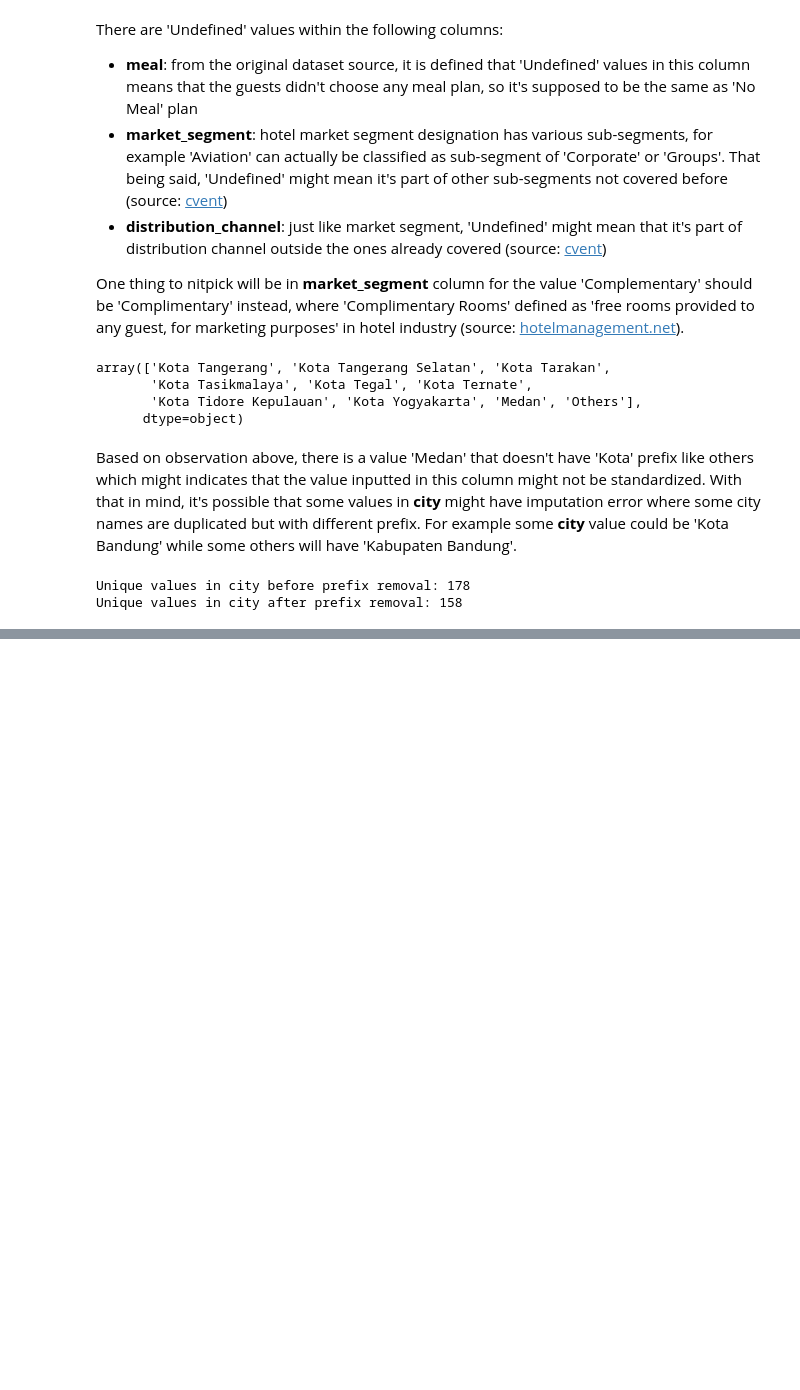
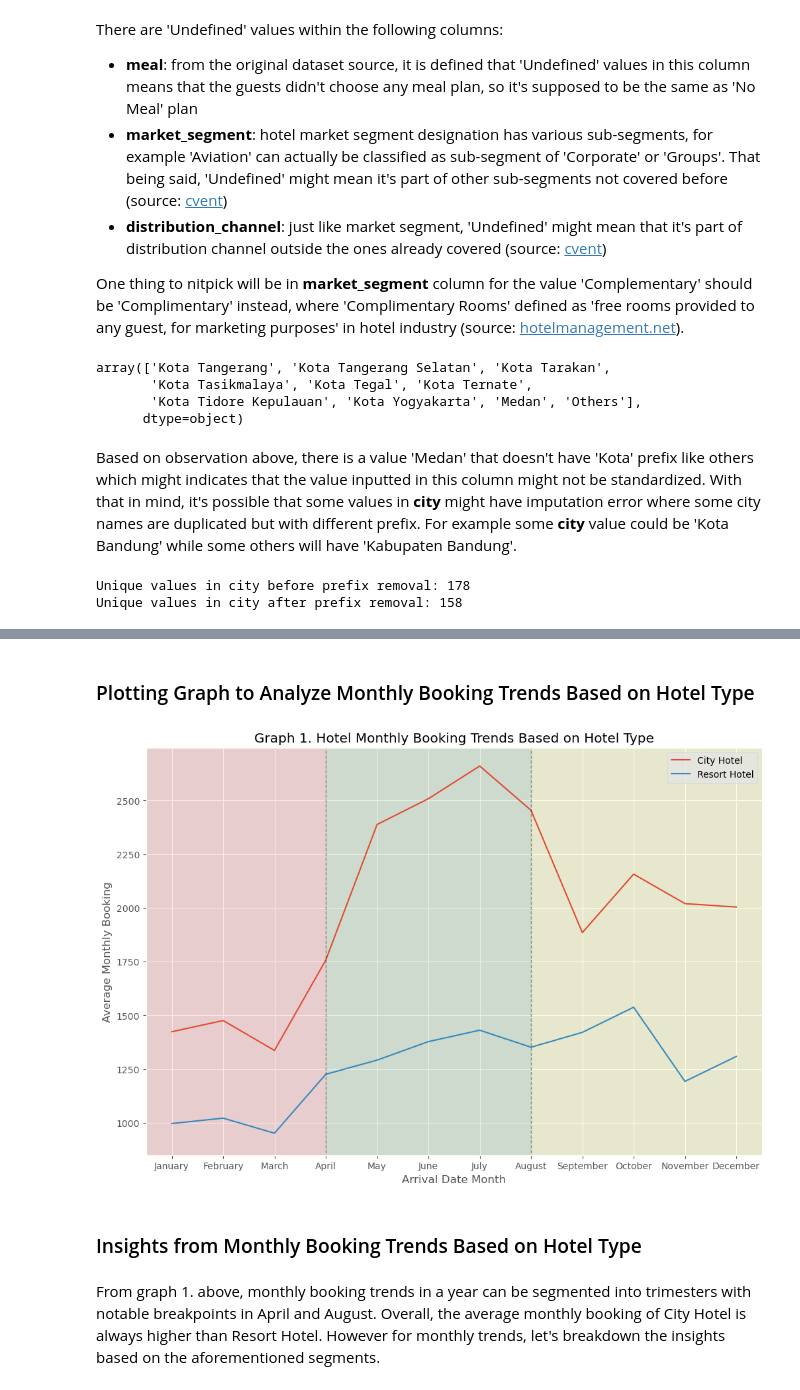
Before and after one commit to andreadeputra/MLPortfolio, a Jupyter notebook: Courses/RakaminMiniProject/2. Investigate Hotel Business using Data Visualization/Investigate Hotel Business using Data Visualization.ipynb, the cells around one changed output, grey strips where cells are left out. Cells and saved outputs as stored; diff of their text form; code cells hidden in the pictures; blank space fills up the shorter version.

```diff
--- a/Courses/RakaminMiniProject/2. Investigate Hotel Business using Data Visualization/Investigate Hotel Business using Data Visualization.ipynb
+++ b/Courses/RakaminMiniProject/2. Investigate Hotel Business using Data Visualization/Investigate Hotel Business using Data Visualization.ipynb
@@ -378,0 +388,14 @@ Unique values in city after prefix removal: 158
+# %%
+# Make list for sorting month
+month_order = ['January', 'February', 'March', 'April',
+               'May', 'June', 'July', 'August',
+               'September', 'October', 'November', 'December']
+
+df['arrival_date_month'] = pd.Categorical(df['arrival_date_month'], categories=month_order, ordered=True)
+# %%
+df_gb_hotel = df.groupby(['hotel', 'arrival_date_month', 'arrival_date_year'])\
+                        .agg({'hotel': 'count'})\
+                        .rename(columns={'hotel' : 'total_booking'})\
+                        .reset_index()
+df_gb_hotel.drop(df_gb_hotel[df_gb_hotel.total_booking == 0].index, inplace=True)
+df_gb_hotel.set_index(['hotel', 'arrival_date_month', 'arrival_date_year'])
@@ -378,0 +425,7 @@ Unique values in city after prefix removal: 158
+# %%
+df_month_book = df_gb_hotel.groupby(['hotel', 'arrival_date_month'])\
+                                .agg({'arrival_date_year' : 'nunique', 'total_booking': 'sum'})\
+                                .reset_index()
+df_month_book['avg_monthly_booking'] = df_month_book.total_booking // df_month_book.arrival_date_year
+
+df_month_book
@@ -378,0 +450,23 @@ Unique values in city after prefix removal: 158
+# %% [markdown]
+### Plotting Graph to Analyze Monthly Booking Trends Based on Hotel Type
+# %%
+plt.title('Graph 1. Hotel Monthly Booking Trends Based on Hotel Type')
+sns.lineplot(data=df_month_book, x='arrival_date_month', y='avg_monthly_booking', hue='hotel')
+plt.legend(title='')
+plt.xlabel('Arrival Date Month')
+plt.ylabel('Average Monthly Booking')
+plt.ylim(850)
+plt.xlim(-0.5, 11.5)
+plt.vlines(3, 700, 2800, ls='--', lw=1, color='black', alpha=.4)
+plt.vlines(7, 700, 2800, ls='--', lw=1, color='black', alpha=.4)
+plt.fill_between([-0.5, 3], 700, 2800, color='red', alpha=0.1)
+plt.fill_between([3, 7], 700, 2800, color='green', alpha=0.1)
+plt.fill_between([7, 11.5], 700, 2800, color='yellow', alpha=0.1)
+
+plt.show()
+# %% [output]
+[figure, added]
+# %% [markdown]
+### Insights from Monthly Booking Trends Based on Hotel Type
+# %% [markdown]
+From graph 1. above, monthly booking trends in a year can be segmented into trimesters with notable breakpoints in April and August. Overall, the average monthly booking of City Hotel is always higher than Resort Hotel. However for monthly trends, let's breakdown the insights based on the aforementioned segments.
```
Also changed, not shown: parts of 9 cells of this notebook, 2 other files.
